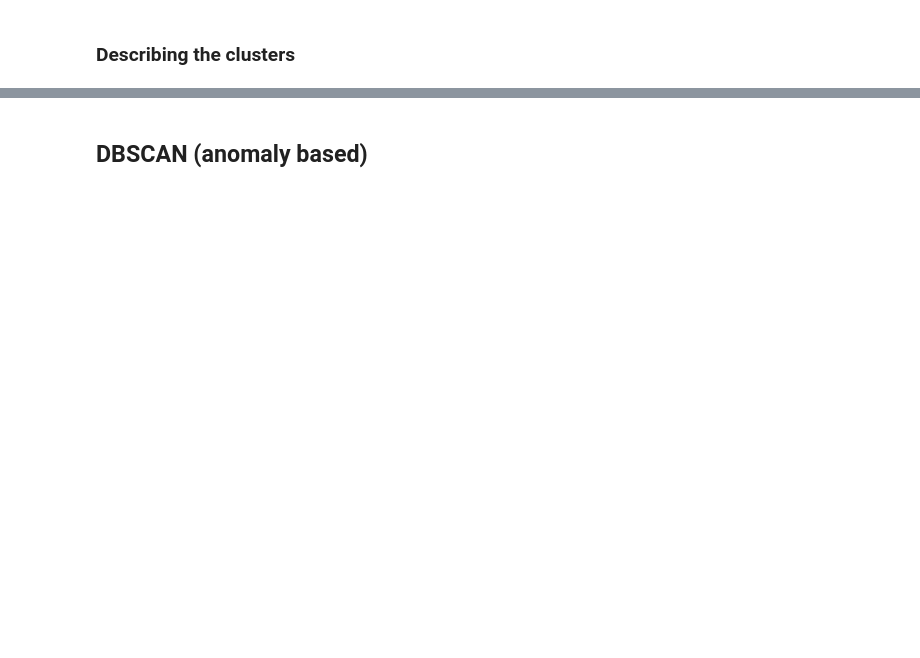
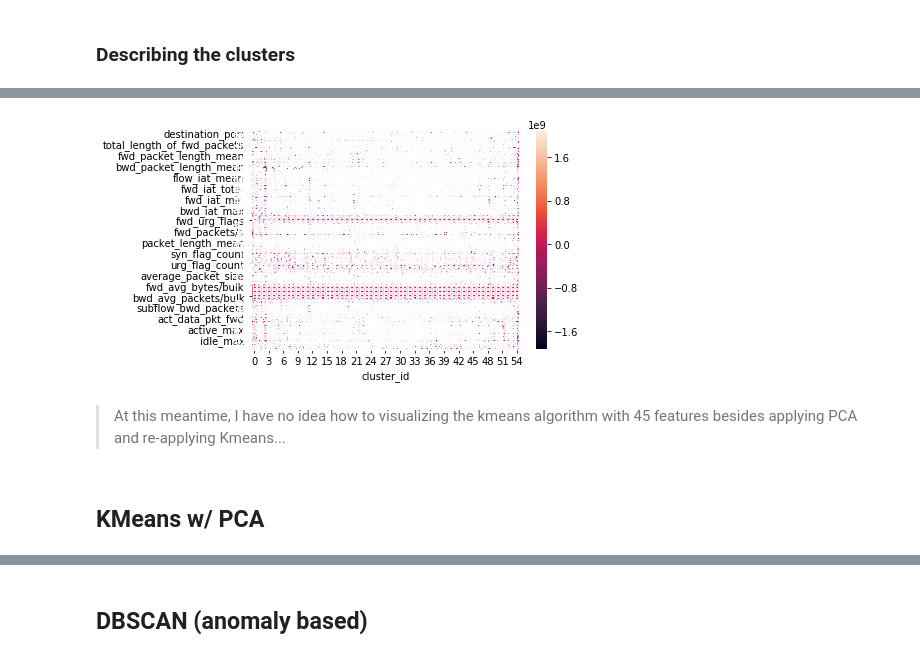
Before and after one commit to j-csc/ids_dl, a Jupyter notebook: POC.ipynb, the cells around one changed output, grey strips where cells are left out. Cells and saved outputs as stored; diff of their text form; code cells hidden in the pictures; blank space fills up the shorter version.

```diff
--- a/POC.ipynb
+++ b/POC.ipynb
@@ -249,0 +266,3 @@ plt.title("Percentage variance by. K")
+# %%
+estimator_kmeans = KMeans(n_clusters=55, random_state=42)
+estimator_kmeans.fit(numerical_cols)
@@ -250,5 +273,5 @@ plt.title("Percentage variance by. K")
 # %% [markdown]
 ### Describing the clusters
 # %%
-cluster_df = df.assign(estimator.labels_)
+cluster_df = df.assign(cluster_id = estimator_kmeans.labels_).reset_index()
 cluster_df.cluster_id.value_counts()
@@ -254,0 +296,7 @@ cluster_df.cluster_id.value_counts()
+# %%
+cluster_size = cluster_df.groupby(['cluster_id']).size().reset_index()
+cluster_size.columns = ['cluster_id', 'count']
+cluster_means = cluster_df.groupby(['cluster_id'], as_index=False).mean()
+cluster_summary = pd.merge(cluster_means, cluster_size, on="cluster_id")
+cluster_summary = (cluster_summary.drop("index", axis=1).set_index("cluster_id"))
+cluster_summary.head(3)
@@ -254,0 +310,9 @@ cluster_df.cluster_id.value_counts()
+# %%
+sns.heatmap(cluster_summary.transpose(), annot=True)
+plt.show()
+# %% [output]
+[figure, added]
+# %% [markdown]
+> At this meantime, I have no idea how to visualizing the kmeans algorithm with 45 features besides applying PCA and re-applying Kmeans...
+# %% [markdown]
+## KMeans w/ PCA
```
Also changed, not shown: parts of 13 cells of this notebook.
